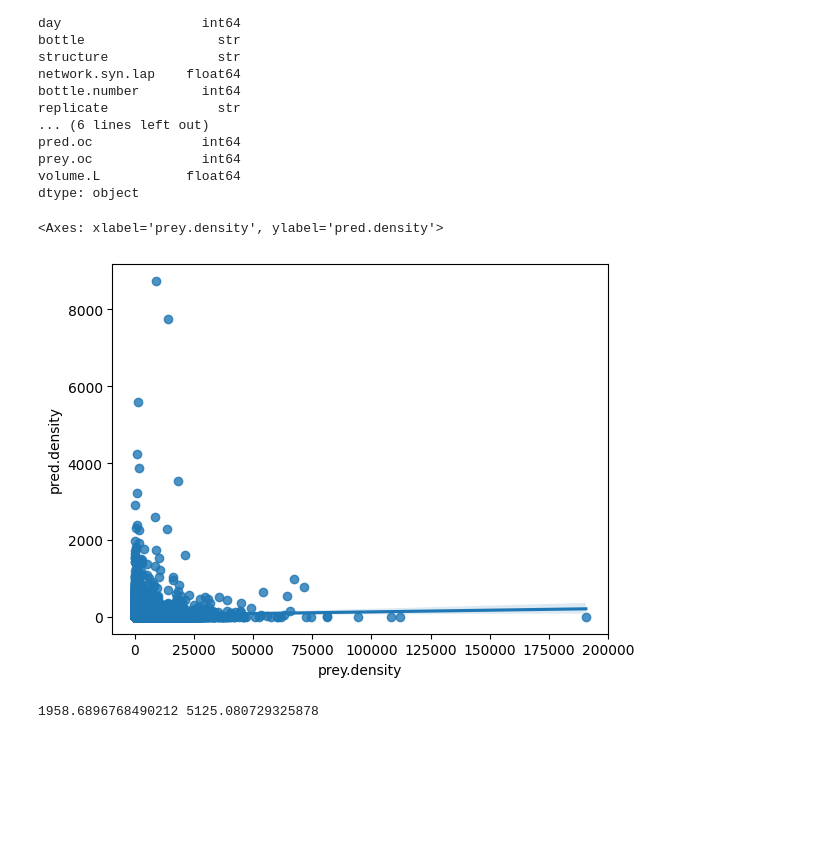
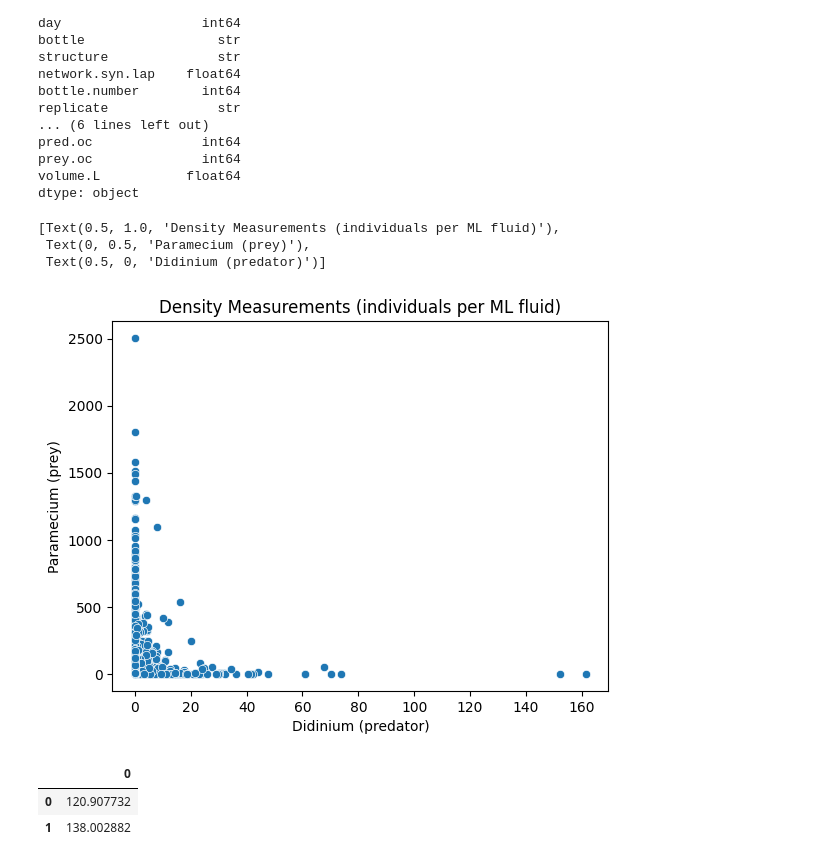
Before and after one commit to Keegs-Fontaine/math_335_predator_prey_final, a Jupyter notebook: main.ipynb, the cells around one changed output. Saved outputs shown, nothing was run; the diff lists cells and outputs as text; code cells hidden in the pictures; blank space fills up the shorter version.

```diff
--- a/main.ipynb
+++ b/main.ipynb
@@ -8,6 +11,8 @@ import numpy as np
 # %%
 df = pd.read_csv("data/anderson_lab_protist_data.csv")
 
+df = df[df['prey'] == "paramecium"]
+
 df.dtypes
 # %% [output]
 number.bottles       int64
@@ -28,24 +33,31 @@ prey.oc              int64
 volume.L           float64
 dtype: object
 # %%
-sns.regplot(data=df, y="pred.density", x="prey.density")
+ax = sns.scatterplot(data=df, y="prey.density", x="pred.density")
+ax.set(title="Density Measurements (individuals per ML fluid)", ylabel="Paramecium (prey)", xlabel="Didinium (predator)")
 # %% [output]
-<Axes: xlabel='prey.density', ylabel='pred.density'>
+[Text(0.5, 1.0, 'Density Measurements (individuals per ML fluid)'),
+ Text(0, 0.5, 'Paramecium (prey)'),
+ Text(0.5, 0, 'Didinium (predator)')]
-[figure, old version]
+[figure, new version]
 # %%
-model = RandomForestRegressor(random_state=42)
+model = RandomForestRegressor(random_state=42, max_depth=3)
 
-X = df.select_dtypes(include=[np.number]).drop(columns=['prey.density'])
+
+X = df.select_dtypes(include=[np.number]).drop(columns=['prey.density', 'ln.pred', 'ln.prey', 'pred.oc', 'prey.oc', 'bottle.number'])
+# We're trying to predict prey density, so we decided not to include columns that are transformations of the dataset or entirely unrelated to density counts
 y = df['prey.density']
 
-X_train, X_test, y_train, y_test = train_test_split(X, y, test_size=0.2)
+X_train, X_test, y_train, y_test = train_test_split(X, y, test_size=0.2, random_state=42)
 
 model.fit(X_train, y_train)
 
 predictions = model.predict(X_test)
-mse = mean_squared_error(y_test, predictions)
+mse = root_mean_squared_error(y_test, predictions)
 
-print(mse, df['prey.density'].var()**(1/2))
+pd.DataFrame([mse, df['prey.density'].std()])
 # %% [output]
-1958.6896768490212 5125.080729325878
+|  | 0 |
+| 0 | 120.907732 |
+| 1 | 138.002882 |
 # %%
```
Also changed, not shown: parts of 2 cells of this notebook.
